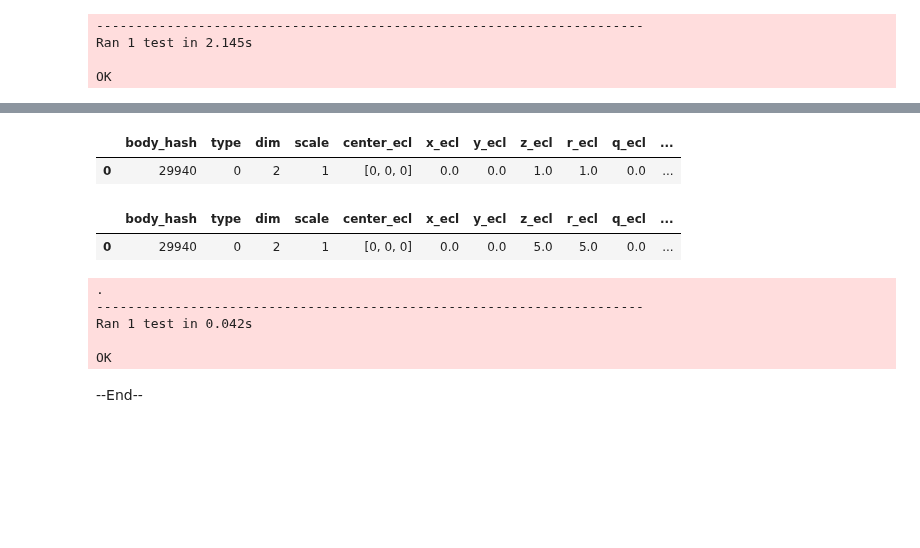
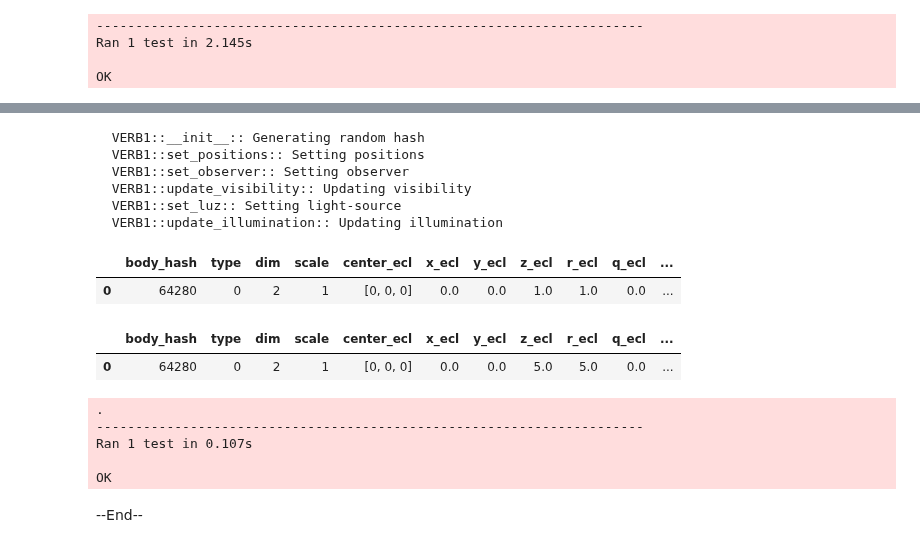
Before and after one commit to seap-udea/pryngles, a Jupyter notebook: dev/pryngles-spangler.ipynb, the cells around one changed output, grey strips where cells are left out. Saved outputs shown, nothing was run; the diff lists cells and outputs as text; code cells hidden in the pictures; blank space fills up the shorter version.

```diff
--- a/dev/pryngles-spangler.ipynb
+++ b/dev/pryngles-spangler.ipynb
@@ -871,6 +871,11 @@ def plot3d(self,spangled=True,factor=1.2,**args):
                  color='w',fontsize=10)
     Plot.pryngles_mark(ax)
 
+    #Scale
+    ax.text2D(0,0,f"Axis scale: {maxval*factor:.2g}",
+            fontsize=8,color='w',
+            transform=ax.transAxes)
+
     #Orientation
     ax.view_init(azim=30)
     fig.tight_layout()
@@ -889,12 +894,12 @@ if IN_JUPYTER:
         sg=Spangler(nspangles=500,body_hash="123",n_equ=[1,1,1])
         sg.populate_spangler(geometry="sphere",scale=2,seed=1)
         sg.set_luz(n_luz=[1,0,0])
-        sg.plot3d(spangled=False,factor=1.3,c='y',s=3)
+        sg.plot3d(spangled=False,factor=1.5,c='y',s=3)
 
         sg=Spangler(nspangles=500,body_hash="123",n_equ=[1,1,1])
         sg.populate_spangler(geometry="ring",scale=2,seed=1,boundary=0)
         sg.set_luz(n_luz=[0,0,-1])
-        sg.plot3d(factor=0.4)
+        sg.plot3d(factor=0.5)
 
         Verbose.VERBOSITY=VERB_NONE
 
@@ -998,6 +1003,11 @@ def plot_obs(self,spangled=dict(),**args):
                  color='w',fontsize=10,position=(0.5,+0.5),ha='center')
     Plot.pryngles_mark(ax)
 
+    #Scale
+    ax.text(0,0,f"Axis scale: {maxval*factor:.2g}",
+              fontsize=8,color='w',
+              transform=ax.transAxes)
+
     #Decoration
     #ax.set_aspect("equal")
 
@@ -1125,7 +1135,7 @@ if IN_JUPYTER:
         sg1.populate_spangler(geometry="ring",scale=2.5,seed=1,ri=1.5/2.5,boundary=0)
 
         sg2=Spangler(nspangles=1000,body_hash="345",n_equ=[0,0,1])
-        sg2.populate_spangler(geometry="sphere",scale=1,seed=1)
+        sg2.populate_spangler(geometry="sphere",scale=1,seed=1,preset=True)
 
         sgj=Spangler(spanglers=[sg1,sg2],n_obs=[1,0,0],n_luz=[-1,-1,-1])
 
@@ -1186,28 +1195,35 @@ Spangler.set_scale=set_scale
 # %%
 if IN_JUPYTER:
     def test_scale(self):
-        Verbose.VERBOSITY=0
+
+        Verbose.VERBOSITY=VERB_SIMPLE
 
         sg=Spangler()
         print_df(sg.data)
 
         sg.set_scale(5)
         print_df(sg.data)
 
-        Verbose.VERBOSITY=0
+        Verbose.VERBOSITY=VERB_NONE
 
     class Test(unittest.TestCase):pass
     Test.test_scale=test_scale
     unittest.main(argv=['first-arg-is-ignored'],exit=False)
 # %% [output]
+  VERB1::__init__:: Generating random hash
+  VERB1::set_positions:: Setting positions
+  VERB1::set_observer:: Setting observer
+  VERB1::update_visibility:: Updating visibility
+  VERB1::set_luz:: Setting light-source
+  VERB1::update_illumination:: Updating illumination
 |  | body_hash | type | dim | scale | center_ecl | x_ecl | y_ecl | z_ecl | r_ecl | q_ecl | ... |
-| 0 | 29940 | 0 | 2 | 1 | [0, 0, 0] | 0.0 | 0.0 | 1.0 | 1.0 | 0.0 | ... |
+| 0 | 64280 | 0 | 2 | 1 | [0, 0, 0] | 0.0 | 0.0 | 1.0 | 1.0 | 0.0 | ... |
 |  | body_hash | type | dim | scale | center_ecl | x_ecl | y_ecl | z_ecl | r_ecl | q_ecl | ... |
-| 0 | 29940 | 0 | 2 | 1 | [0, 0, 0] | 0.0 | 0.0 | 5.0 | 5.0 | 0.0 | ... |
+| 0 | 64280 | 0 | 2 | 1 | [0, 0, 0] | 0.0 | 0.0 | 5.0 | 5.0 | 0.0 | ... |
-.
-----------------------------------------------------------------------
-Ran 1 test in 0.042s
-
-OK
+.
+----------------------------------------------------------------------
+Ran 1 test in 0.107s
+
+OK
 # %% [markdown]
 --End--
```
Also changed, not shown: parts of 4 cells of this notebook, 15 other files.
